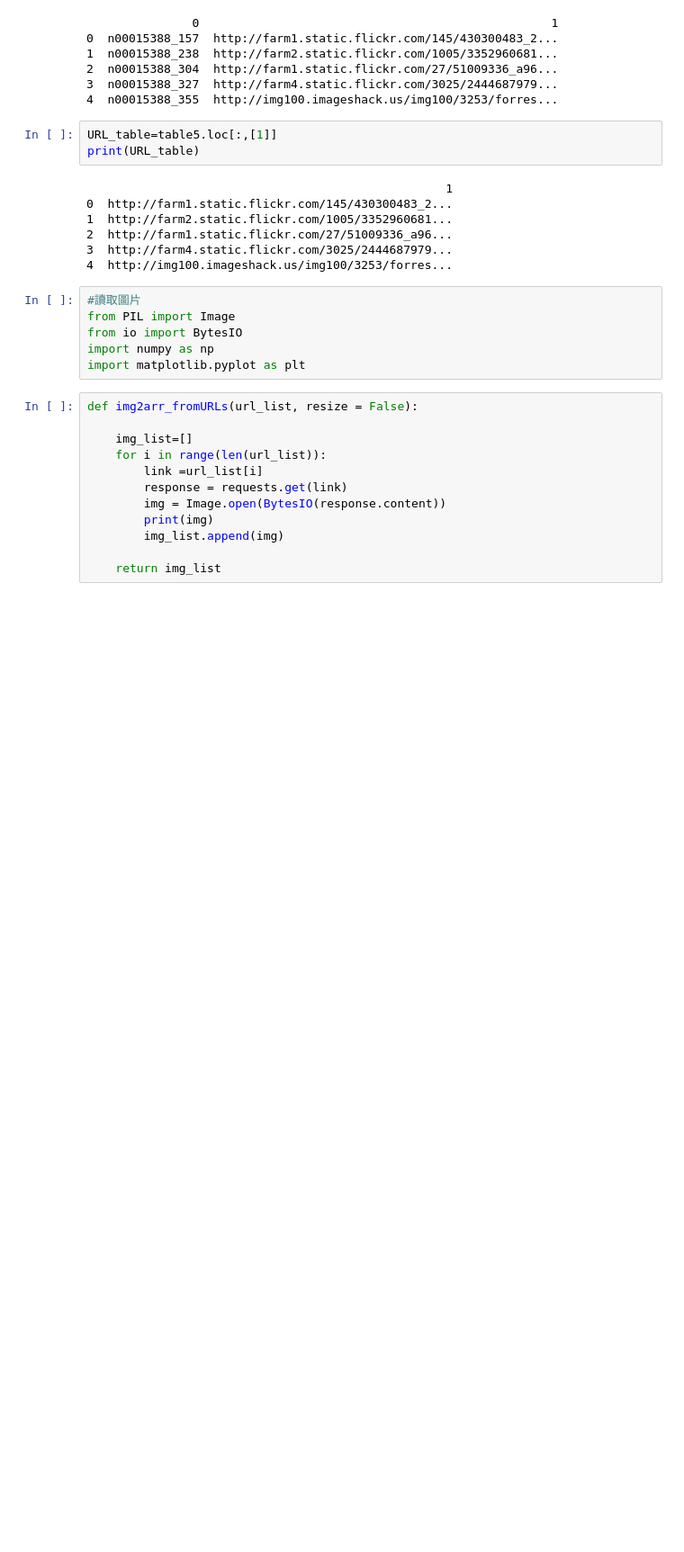
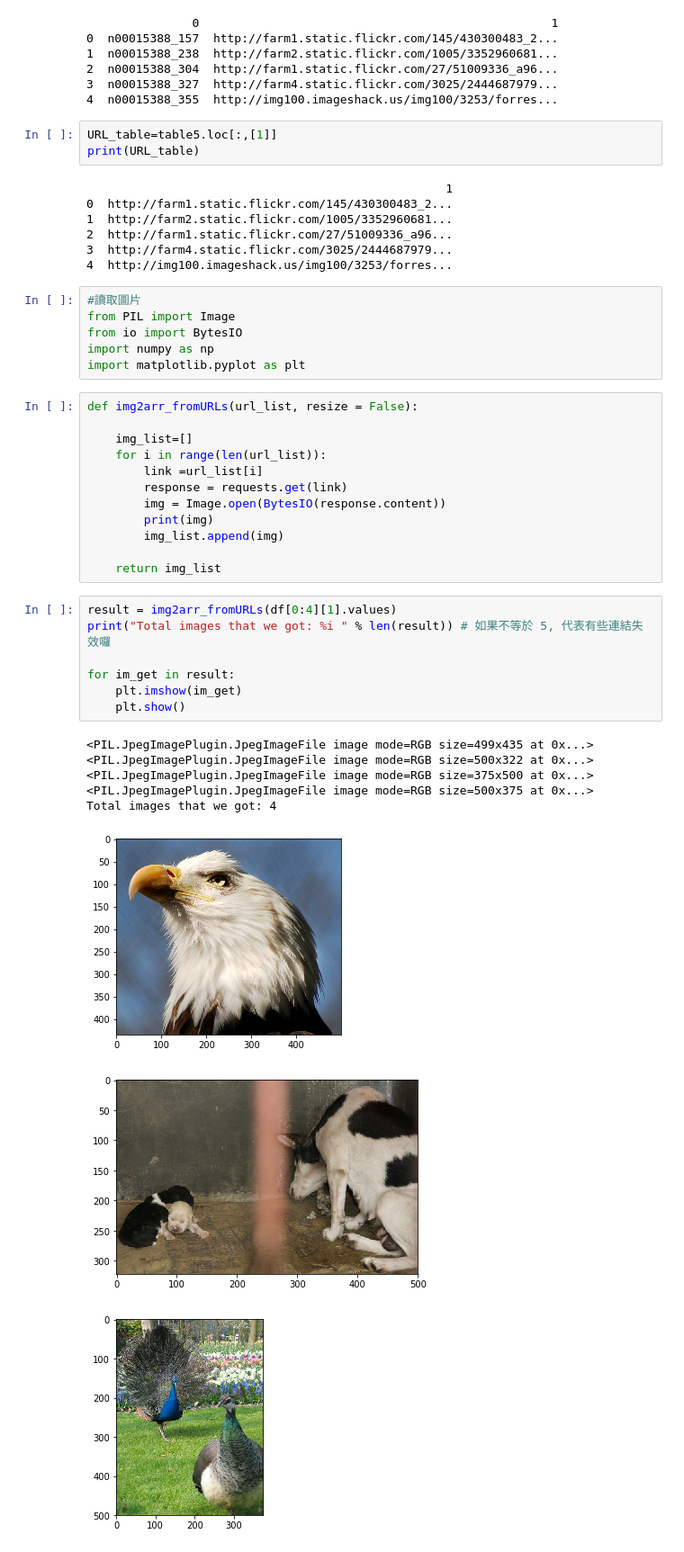
Before and after one commit to ntunhs108/2nd-ML100Days, a Jupyter notebook: Day_003_HW.ipynb, the cells around one changed output. Shown at 90% size. Cells and saved outputs as stored; diff of their text form; blank space fills up the shorter version.

```diff
--- a/Day_003_HW.ipynb
+++ b/Day_003_HW.ipynb
@@ -119,3 +119,19 @@ def img2arr_fromURLs(url_list, resize = False):
         img_list.append(img)
 
     return img_list
+# %%
+result = img2arr_fromURLs(df[0:4][1].values)
+print("Total images that we got: %i " % len(result)) # 如果不等於 5, 代表有些連結失效囉
+
+for im_get in result:
+    plt.imshow(im_get)
+    plt.show()
+# %% [output]
+<PIL.JpegImagePlugin.JpegImageFile image mode=RGB size=499x435 at 0x...>
+<PIL.JpegImagePlugin.JpegImageFile image mode=RGB size=500x322 at 0x...>
+<PIL.JpegImagePlugin.JpegImageFile image mode=RGB size=375x500 at 0x...>
+<PIL.JpegImagePlugin.JpegImageFile image mode=RGB size=500x375 at 0x...>
+Total images that we got: 4
+[figure, added]
+[figure, added]
+[figure, added]
```
Also changed, not shown: parts of 2 cells of this notebook.
